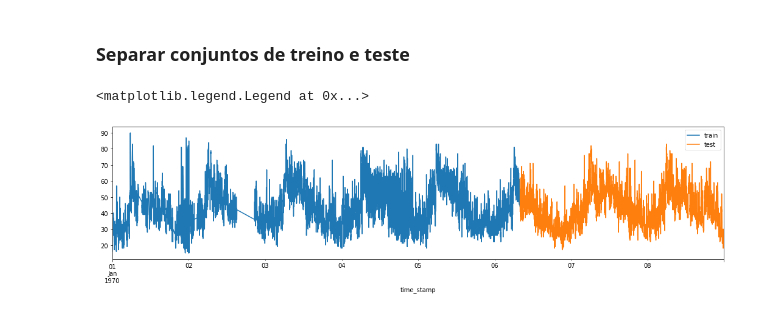
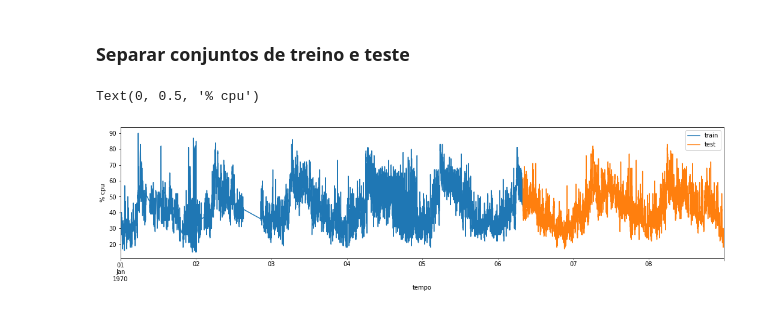
Before and after one commit to dssantos/cloud-predict, a Jupyter notebook: Dataset.ipynb, the cells around one changed output. Drawn from its saved outputs; the diff is of its cells as text; code cells hidden in the pictures.

Commit message:
Plots adjustments

```diff
--- a/Dataset.ipynb
+++ b/Dataset.ipynb
@@ -86,12 +88,14 @@ icbest: 76552.25
 # %%
 test_len = len(workload)//3
 train = workload.iloc[:-test_len] # Conjunto de treino
 test = workload.iloc[-test_len:]  # Conjunto de teste
 
 fig, ax = plt.subplots()
 train.cpu.plot(figsize=(18,4), ax=ax)
 test.cpu.plot(figsize=(18,4), ax=ax)
 ax.legend(["train", "test"])
+plt.xlabel('tempo')
+plt.ylabel('% cpu')
 # %% [output]
-<matplotlib.legend.Legend at 0x...>
+Text(0, 0.5, '% cpu')
-[figure, old version]
+[figure, new version]
```
Also changed, not shown: parts of 12 cells of this notebook, 2 other files.
